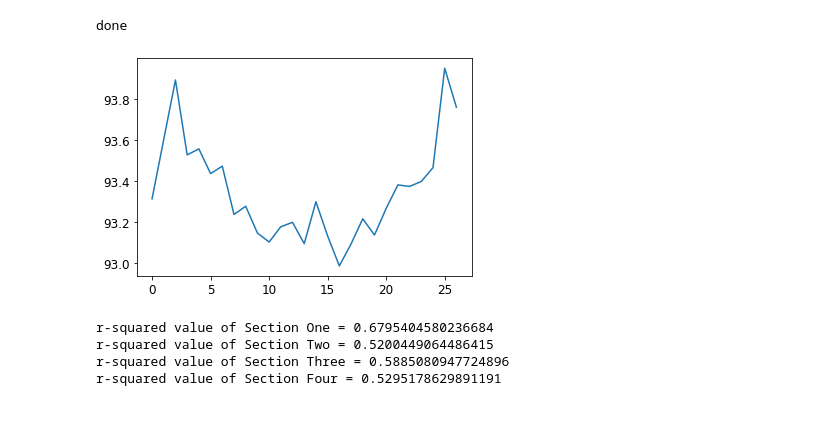
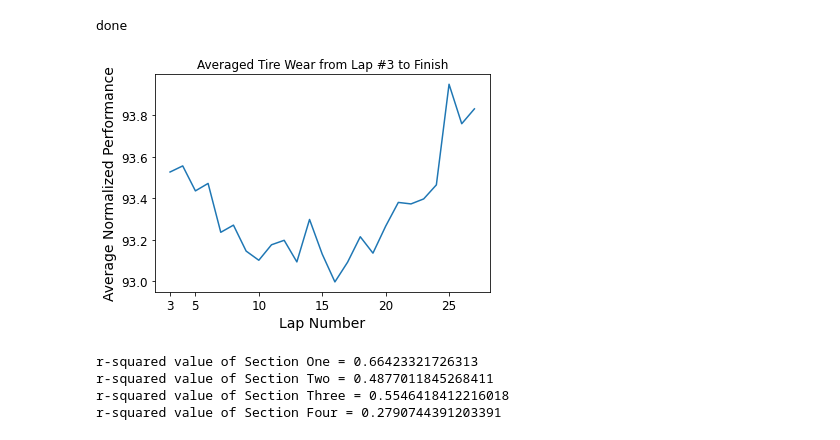
Before and after one commit to NealMaze/z-MotoGP-Analysis, a Jupyter notebook: E1_BasicAnalysisAndVisualization.ipynb, the cells around one changed output. Saved outputs shown, nothing was run; the diff lists cells and outputs as text; code cells hidden in the pictures.

```diff
--- a/E1_BasicAnalysisAndVisualization.ipynb
+++ b/E1_BasicAnalysisAndVisualization.ipynb
@@ -109,15 +108,34 @@ clear_output(wait=True)
 print("done")
 # %% [output]
 done
-# %%
-aLaps = np.array(xLaps)
-aMeans = np.array(means)
-
-plt.plot(aLaps, aMeans)
-plt.show()
-# %% [output]
-[figure, removed]
+# %%
+mpl.rc('axes', labelsize=14)
+mpl.rc('xtick', labelsize=12)
+mpl.rc('ytick', labelsize=12)
+
+aLaps = np.array(xLaps)
+aMeans = np.array(means)
+
+plt.plot(aLaps, aMeans)
+plt.xlabel(f"Lap Number")
+plt.ylabel("Average Normalized Performance")
+maximum = tireLaps.max()
+minimum = tireLaps.min()
+lis = [minimum]
+x = 5
+while x < maximum:
+    lis.append(x)
+    x = x + 5
+plt.title("Averaged Tire Wear from Lap #3 to Finish")
+plt.xticks(lis)
+plt.show()
+# %% [output]
+[figure, added]
 # %%
+mpl.rc('axes', labelsize=14)
+mpl.rc('xtick', labelsize=12)
+mpl.rc('ytick', labelsize=12)
+
 ################################################################################################################################
 # get R value of the track section one
 
@@ -127,8 +145,6 @@ plt.show()
 sections = ["one", "two", "three", "four"]
 
 for sec in sections:
-    nlDF = lDF[lDF.lap_num != 1]
-
     xVals = nlDF[f"{sec}_scaled"]
     yVals = nlDF["lap_scaled"]
 
@@ -173,7 +189,7 @@ for sec in sections:
 #         fig.set_size_inches(7.5, 5.5)
 #         plt.show()
 # %% [output]
-r-squared value of Section One = 0.6795404580236684
-r-squared value of Section Two = 0.5200449064486415
-r-squared value of Section Three = 0.5885080947724896
-r-squared value of Section Four = 0.5295178629891191
+r-squared value of Section One = 0.66423321726313
+r-squared value of Section Two = 0.4877011845268411
+r-squared value of Section Three = 0.5546418412216018
+r-squared value of Section Four = 0.2790744391203391
```
Also changed, not shown: parts of 9 cells of this notebook, 4 other files.
